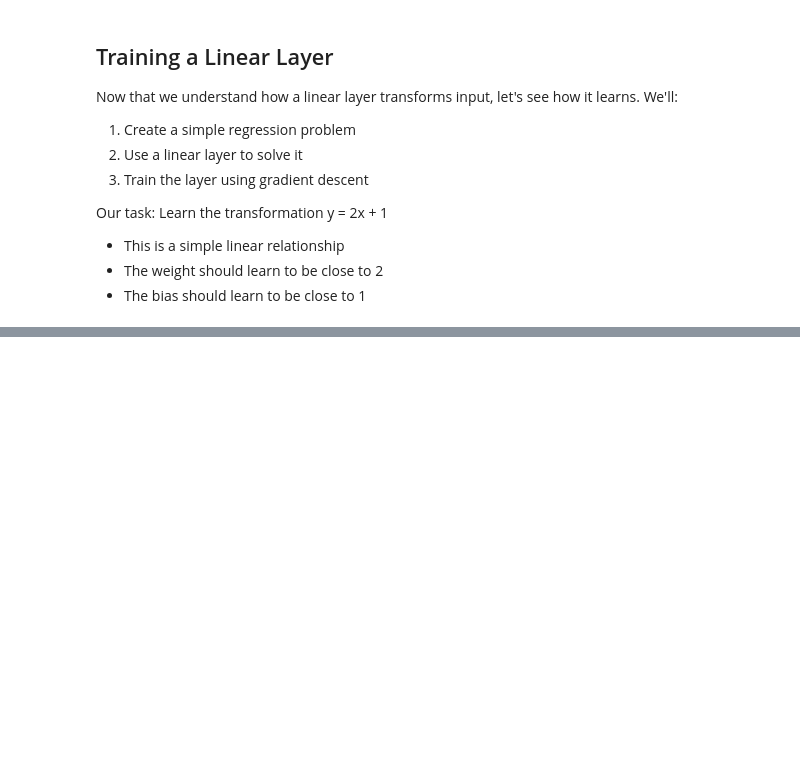
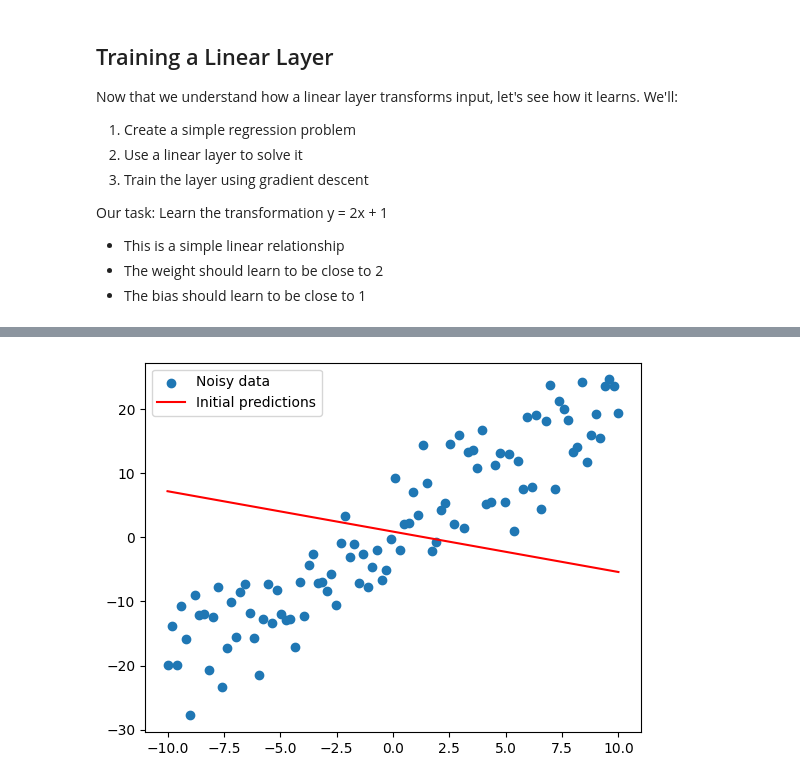
Before and after one commit to Hudsonps/pytorch-practice, a Jupyter notebook: notebooks/02_neural_networks.ipynb, the cells around one changed output, grey strips where cells are left out. Saved outputs shown, nothing was run; the diff lists cells and outputs as text; code cells hidden in the pictures; blank space fills up the shorter version.

```diff
--- a/notebooks/02_neural_networks.ipynb
+++ b/notebooks/02_neural_networks.ipynb
@@ -106,0 +118,5 @@ plt.scatter(x, y, label='Noisy data')
+# %%
+# Defining the right linear layer for this problem
+linear_layer = nn.Linear(in_features=1, out_features=1)
+
+# one input feature x, and one output feature y
@@ -106,0 +136,18 @@ plt.scatter(x, y, label='Noisy data')
+# %%
+# initial state before training
+
+# Let's see what we predict before we start training
+
+y_pred = linear_layer(x)
+
+# Plot the data and the predictions
+plt.scatter(x, y, label='Noisy data')
+plt.plot(x, y_pred.detach(), label='Initial predictions', color='red')
+plt.legend()
+plt.show()
+
+# The method detached is required because
+# a tensor with requires_grad=True is being used in the computation
+# and cannot be used for plotting
+# %% [output]
+[figure, added]
```
Also changed, not shown: parts of 22 cells of this notebook.
